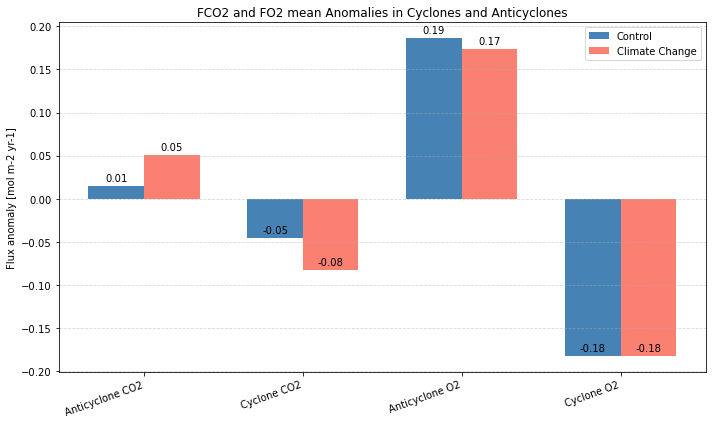
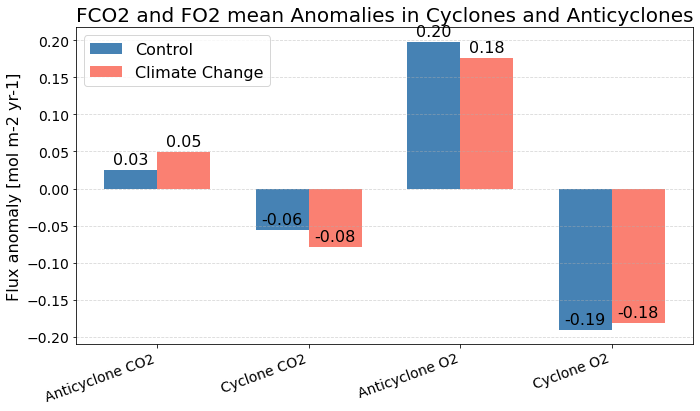
Unified diff of the notebook cell whose output changed from the first chart to the second:
--- before
+++ after
@@ -42,3 +42,3 @@
 
 plt.tight_layout()
-plt.savefig(pathp+'eddies_separated_gases_glomean.png', dpi=300, bbox_inches='tight');
+#plt.savefig(pathp+'eddies_separated_gases_glomean.png', dpi=300, bbox_inches='tight');

Commit: 22.06.2026